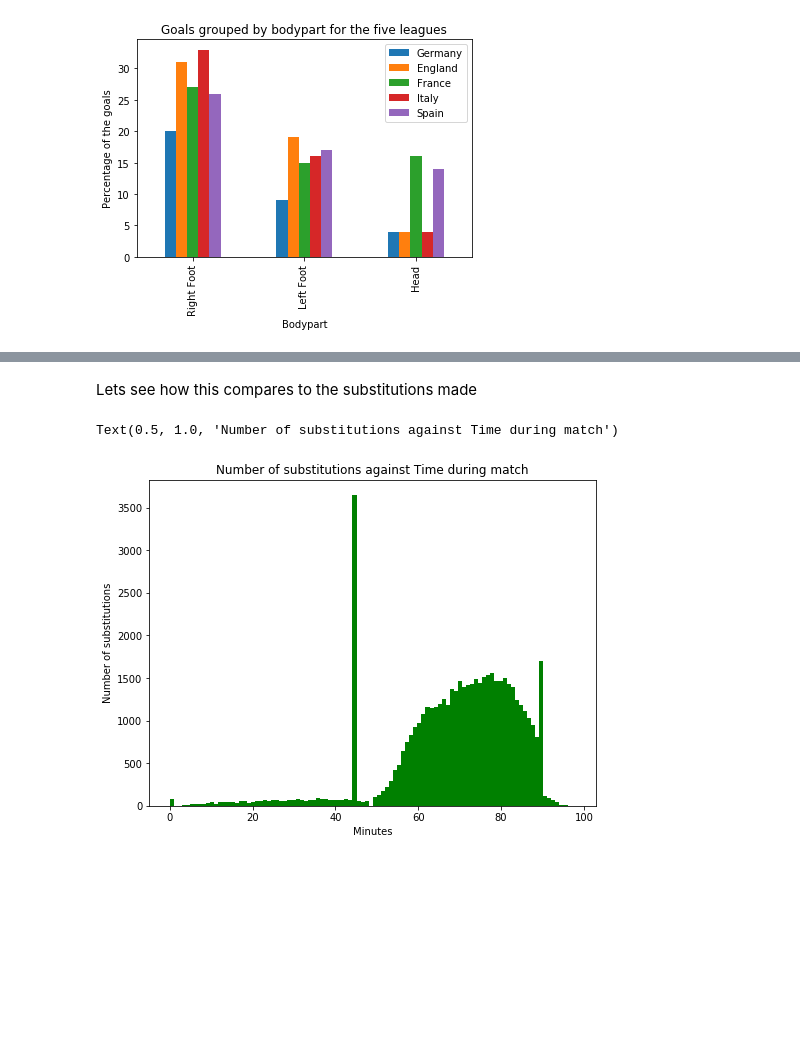
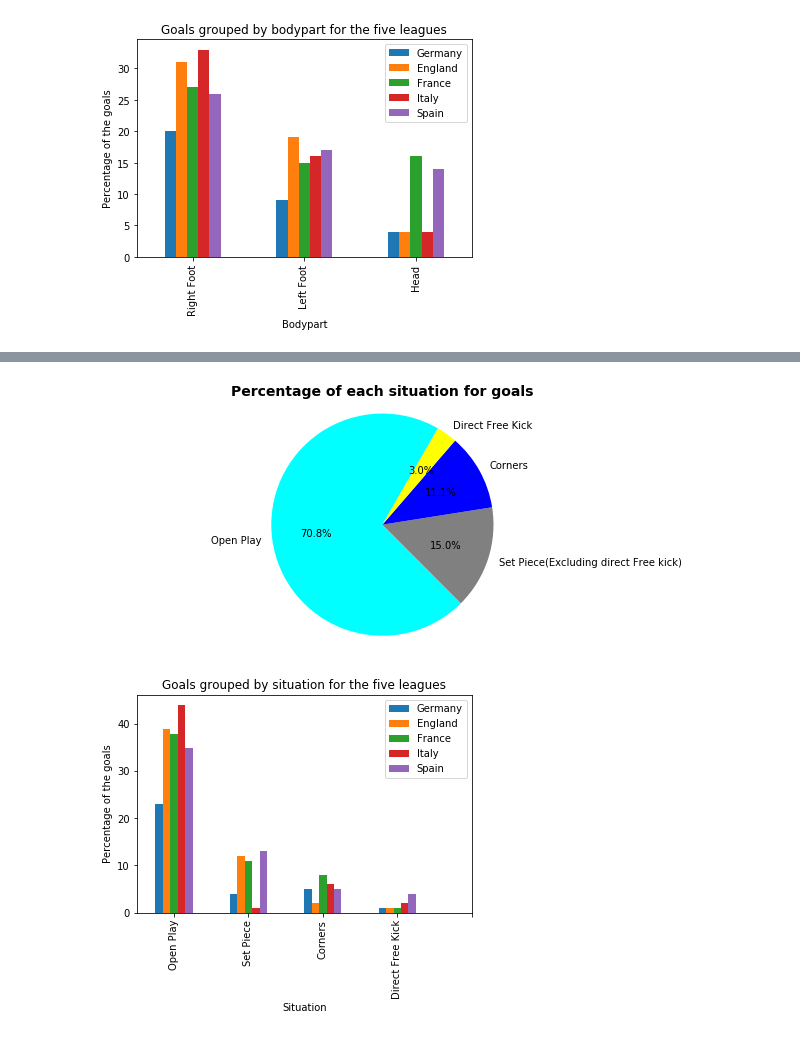
Before and after one commit to KaPrimov/ai-module, a Jupyter notebook: DataScience/z_project/Football Analysis.ipynb, the cells around one changed output, grey strips where cells are left out. Saved outputs shown, nothing was run; the diff lists cells and outputs as text; code cells hidden in the pictures; blank space fills up the shorter version.

```diff
--- a/DataScience/z_project/Football Analysis.ipynb
+++ b/DataScience/z_project/Football Analysis.ipynb
@@ -63,6 +70,19 @@
 # %%
 odds_data = pd.read_csv('data/ginf.csv')
 events_data = pd.read_csv('data/events.csv')
+
+odds_data = odds_data.drop(['link_odsp','adv_stats','season'], axis=1)
+events_data = events_data.drop(['fast_break', 'sort_order',
+                                'assist_method', 'player2', 'text',
+                                'player_in', 'player_out'], axis=1)
+# %%
+odds_data.head()
+odds_data.columns = ['id','data','league', 'country','home_team','away_team','home_goals',
+                     'away_goals','odd_home','odd_draw','odd_away','odd_over',
+                     'odd_under','odd_both_score', 'odd_none_scores']
+events_data.columns = ['id_game','id_event', 'time', 'primary_event', 'secondary_event',
+                     'side', 'event_team', 'opponent', 'player', 'show_place', 'show_outcome',
+                     'is_goal', 'location', 'bodypart', 'situation']
 # %% [markdown]
 Most of the stats are given index and the index corresponds to the dictionary. In the dictionary is the full meaning if the values in the columns.
 # %%
@@ -298,2 +289,0 @@ Surprisingly here most goals with head are scored in France and Spain, but in co
-# %% [markdown]
-Lets see how this compares to the substitutions made
@@ -302,10 +290,21 @@ substitution=events_data[events_data["event_type"]==7]
-# %%
-fig=plt.figure(figsize=(8,6))
-bins = 100
-plt.hist(substitution.time, bins, width=1, color="green")
-plt.xlabel("Minutes")
-plt.ylabel("Number of substitutions")
-plt.title("Number of substitutions against Time during match")
-# %% [output]
-Text(0.5, 1.0, 'Number of substitutions against Time during match')
-[figure, removed]
+# %%
+plt.subplot(2,1,1)
+labels=["Open Play", "Set Piece(Excluding direct Free kick)","Corners","Direct Free Kick"]
+sizes=[goals[goals["situation"]==1].shape[0],goals[goals["situation"]==2].shape[0],goals[goals["situation"]==3].shape[0],goals[goals["situation"]==4].shape[0]]
+colors=["cyan","grey","blue","yellow"]
+plt.pie(sizes,labels=labels,colors=colors,autopct='%1.1f%%',startangle=60)
+plt.axis('equal')
+plt.title("Percentage of each situation for goals",fontsize=14,fontweight="bold")
+fig=plt.gcf()
+fig.set_size_inches(10,10)
+
+ax = grouped_goals.situation.value_counts().unstack(0).plot.bar()
+ax.legend(['Germany', 'England', 'France', 'Italy', 'Spain'])
+plt.xticks(np.arange(5), ("Open Play", "Set Piece","Corners","Direct Free Kick"))
+plt.title('Goals grouped by situation for the five leagues')
+plt.ylabel("Percentage of the goals")
+plt.xlabel("Situation")
+plt.show()
+# %% [output]
+[figure, added]
+[figure, added]
```
Also changed, not shown: parts of 47 cells of this notebook.
